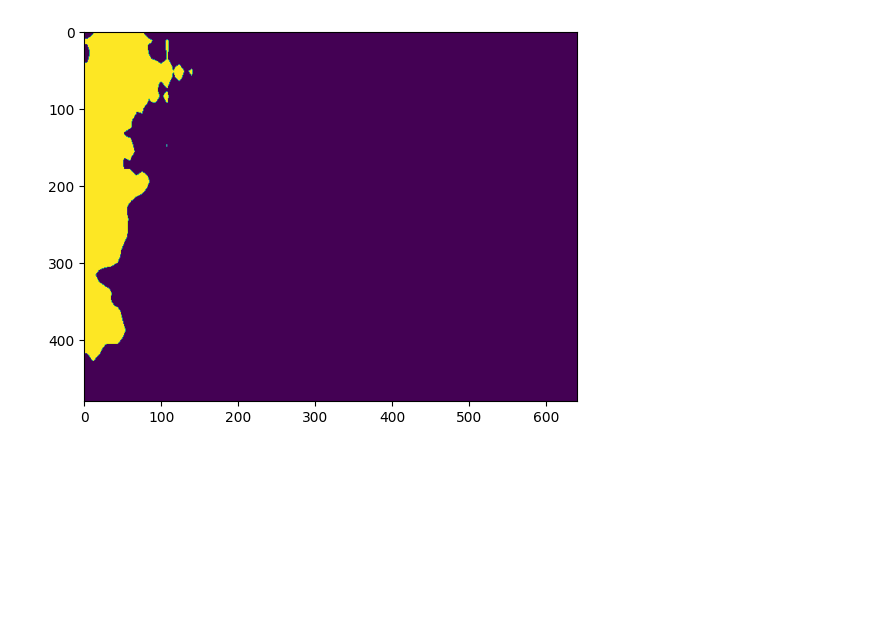
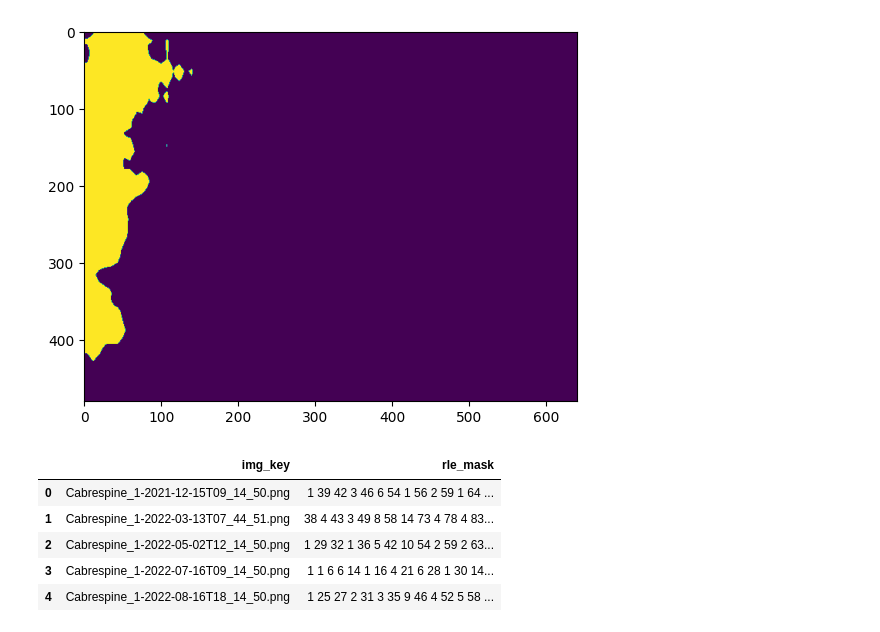
Before and after one commit to LilianFontalvo/HackathonSSD2024, a Jupyter notebook: test1.ipynb, the cells around one changed output. Cells and saved outputs as stored; diff of their text form; code cells hidden in the pictures; blank space fills up the shorter version.

```diff
--- a/test1.ipynb
+++ b/test1.ipynb
@@ -100,0 +103,13 @@ plt.imshow(predicted_mask)
+# %%
+df_submission = pd.read_csv("submission.csv")
+df_submission.sort_values("img_key", inplace=True)
+df_submission.to_csv("submission.csv", index=False)
+
+df_submission.head()
+# %% [output]
+|  | img_key | rle_mask |
+| 0 | Cabrespine_1-2021-12-15T09_14_50.png | 1 39 42 3 46 6 54 1 56 2 59 1 64 ... |
+| 1 | Cabrespine_1-2022-03-13T07_44_51.png | 38 4 43 3 49 8 58 14 73 4 78 4 83... |
+| 2 | Cabrespine_1-2022-05-02T12_14_50.png | 1 29 32 1 36 5 42 10 54 2 59 2 63... |
+| 3 | Cabrespine_1-2022-07-16T09_14_50.png | 1 1 6 6 14 1 16 4 21 6 28 1 30 14... |
+| 4 | Cabrespine_1-2022-08-16T18_14_50.png | 1 25 27 2 31 3 35 9 46 4 52 5 58 ... |
```
Also changed, not shown: parts of 5 cells of this notebook, 10 other files.
